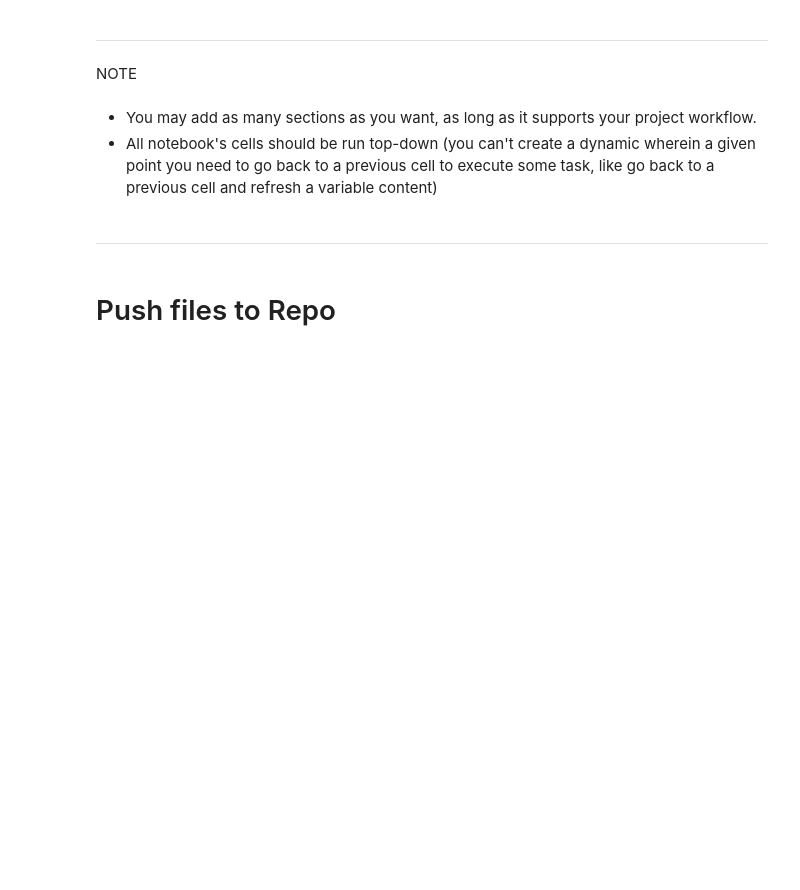
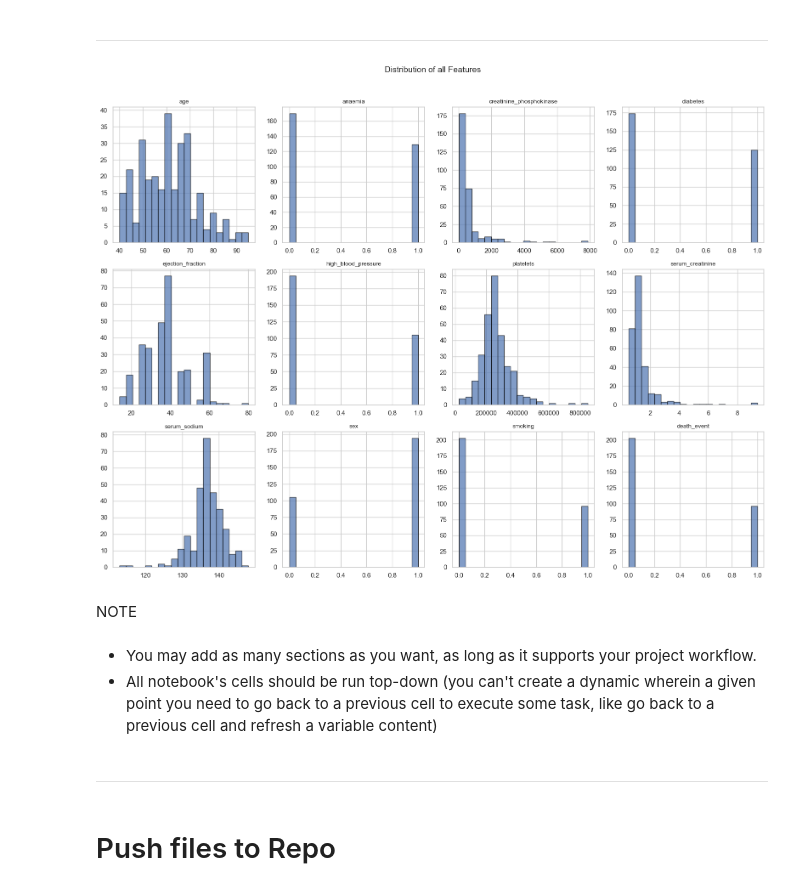
Before and after one commit to BhavitaL/heart_failure_clinical_study, a Jupyter notebook: jupyter_notebooks/heart_failure_clinical_study.ipynb, the cells around one changed output. Cells and saved outputs as stored; diff of their text form; code cells hidden in the pictures; blank space fills up the shorter version.

```diff
--- a/jupyter_notebooks/heart_failure_clinical_study.ipynb
+++ b/jupyter_notebooks/heart_failure_clinical_study.ipynb
@@ -115,5 +142,19 @@ df_clean.head()
 # %% [markdown]
 ---
+# %%
+fig, axes = plt.subplots(3, 4, figsize=(16, 12))
+axes = axes.ravel()
+
+for idx, col in enumerate(df_clean.columns[:12]):
+    axes[idx].hist(df_clean[col], bins=20, edgecolor='black', alpha=0.7)
+    axes[idx].set_title(col, fontsize=10)
+    axes[idx].set_xlabel('')
+
+plt.suptitle('Distribution of all Features', fontsize=14, y=1.02)
+plt.tight_layout()
+plt.show()
+# %% [output]
+[figure, added]
 # %% [markdown]
 NOTE
 # %% [markdown]
```
Also changed, not shown: parts of 4 cells of this notebook.
